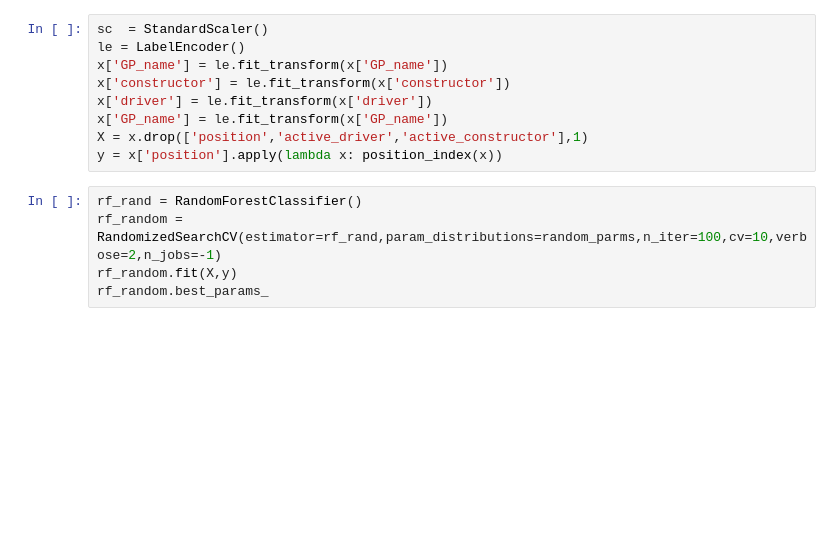
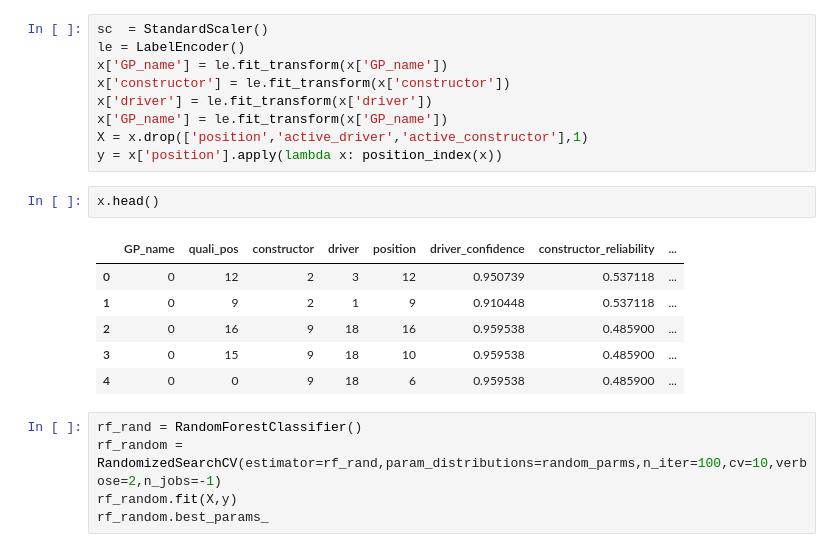
Before and after one commit to jGalanDS/redbull_espa, a Jupyter notebook: 05.ML_Model_Serving.ipynb, the cells around one changed output. Drawn from its saved outputs; the diff is of its cells as text; blank space fills up the shorter version.

```diff
--- a/05.ML_Model_Serving.ipynb
+++ b/05.ML_Model_Serving.ipynb
@@ -370,6 +379,15 @@ x['driver'] = le.fit_transform(x['driver'])
 x['GP_name'] = le.fit_transform(x['GP_name'])
 X = x.drop(['position','active_driver','active_constructor'],1)
 y = x['position'].apply(lambda x: position_index(x))
+# %%
+x.head()
+# %% [output]
+|  | GP_name | quali_pos | constructor | driver | position | driver_confidence | constructor_reliability | ... |
+| 0 | 0 | 12 | 2 | 3 | 12 | 0.950739 | 0.537118 | ... |
+| 1 | 0 | 9 | 2 | 1 | 9 | 0.910448 | 0.537118 | ... |
+| 2 | 0 | 16 | 9 | 18 | 16 | 0.959538 | 0.485900 | ... |
+| 3 | 0 | 15 | 9 | 18 | 10 | 0.959538 | 0.485900 | ... |
+| 4 | 0 | 0 | 9 | 18 | 6 | 0.959538 | 0.485900 | ... |
 # %%
 rf_rand = RandomForestClassifier()
 rf_random = RandomizedSearchCV(estimator=rf_rand,param_distributions=random_parms,n_iter=100,cv=10,verbose=2,n_jobs=-1)
```
Also changed, not shown: parts of 11 cells of this notebook, 1 other file.
